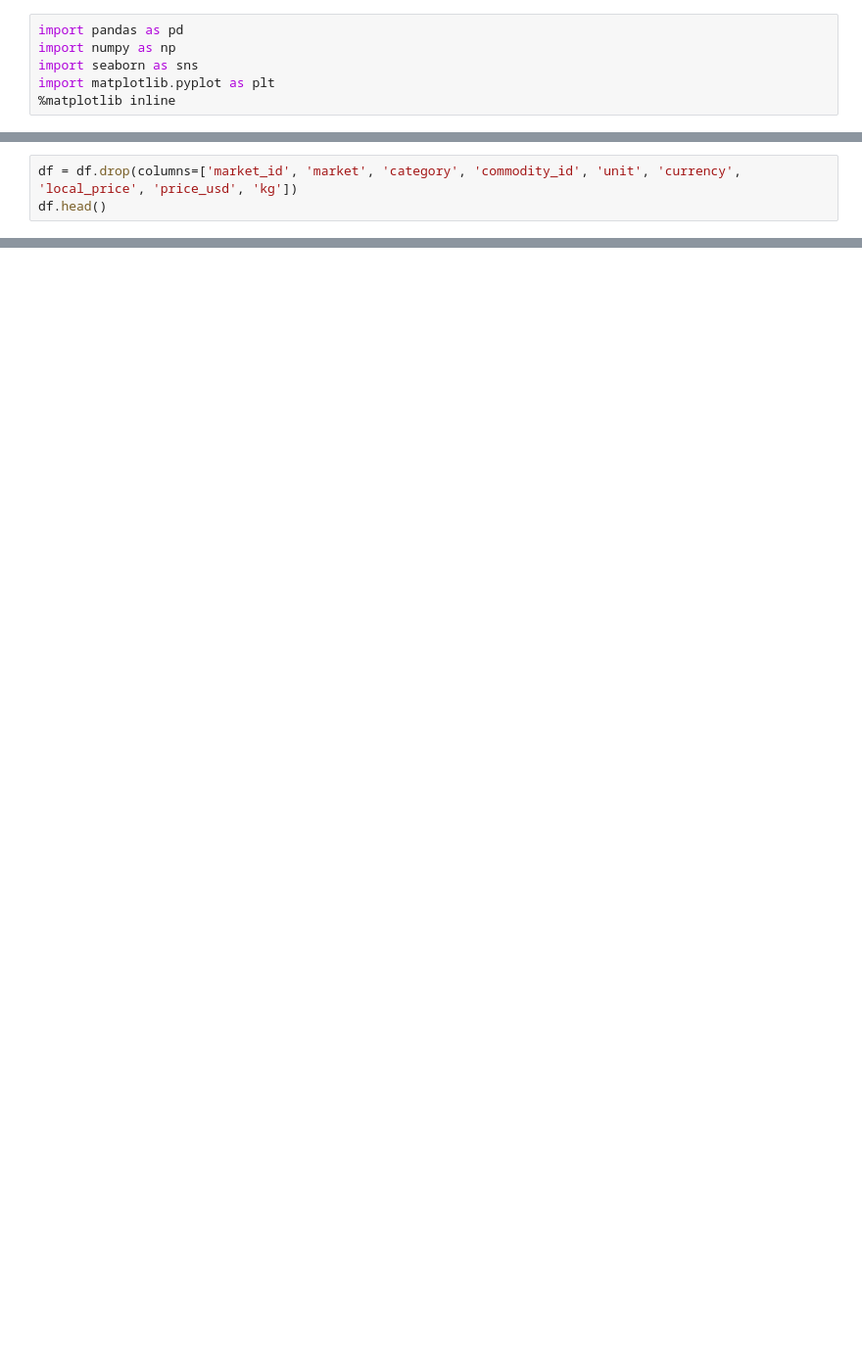
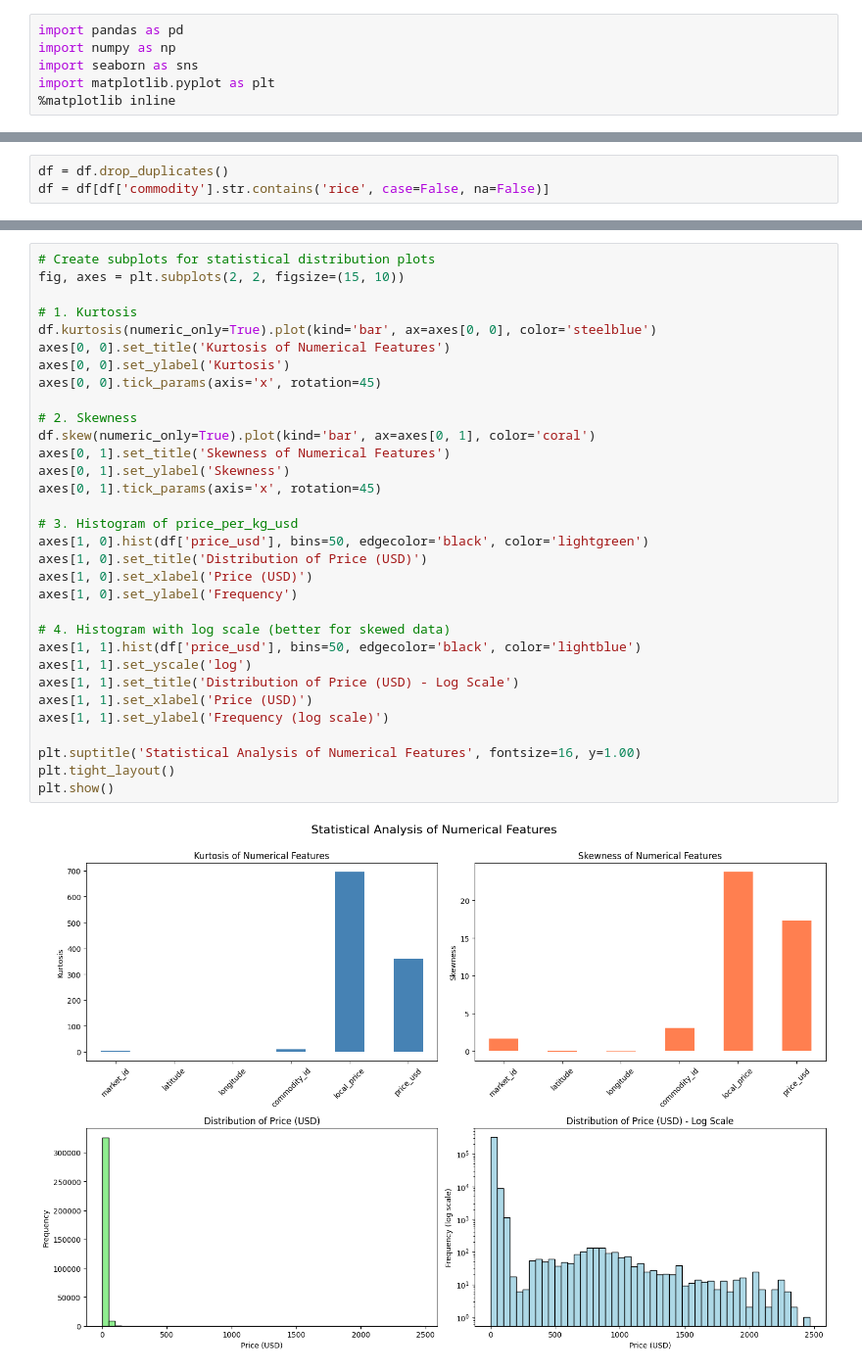
Before and after one commit to hudeyfajama/rpp, a Jupyter notebook: notebooks/eda.ipynb, the cells around one changed output, grey strips where cells are left out. Shown at 98% size. Drawn from its saved outputs; the diff is of its cells as text; blank space fills up the shorter version.

```diff
--- a/notebooks/eda.ipynb
+++ b/notebooks/eda.ipynb
@@ -19,3 +18,0 @@ df.head()
-# %%
-df = df.drop(columns=['market_id', 'market', 'category', 'commodity_id', 'unit', 'currency', 'local_price', 'price_usd', 'kg'])
-df.head()
@@ -1302,0 +19,3 @@ Model saved to /Users/hjama/ai-learning/rpp/models
+# %%
+df = df.drop_duplicates()
+df = df[df['commodity'].str.contains('rice', case=False, na=False)]
@@ -1302,0 +46,34 @@ Model saved to /Users/hjama/ai-learning/rpp/models
+# %%
+# Create subplots for statistical distribution plots
+fig, axes = plt.subplots(2, 2, figsize=(15, 10))
+
+# 1. Kurtosis
+df.kurtosis(numeric_only=True).plot(kind='bar', ax=axes[0, 0], color='steelblue')
+axes[0, 0].set_title('Kurtosis of Numerical Features')
+axes[0, 0].set_ylabel('Kurtosis')
+axes[0, 0].tick_params(axis='x', rotation=45)
+
+# 2. Skewness
+df.skew(numeric_only=True).plot(kind='bar', ax=axes[0, 1], color='coral')
+axes[0, 1].set_title('Skewness of Numerical Features')
+axes[0, 1].set_ylabel('Skewness')
+axes[0, 1].tick_params(axis='x', rotation=45)
+
+# 3. Histogram of price_per_kg_usd
+axes[1, 0].hist(df['price_usd'], bins=50, edgecolor='black', color='lightgreen')
+axes[1, 0].set_title('Distribution of Price (USD)')
+axes[1, 0].set_xlabel('Price (USD)')
+axes[1, 0].set_ylabel('Frequency')
+
+# 4. Histogram with log scale (better for skewed data)
+axes[1, 1].hist(df['price_usd'], bins=50, edgecolor='black', color='lightblue')
+axes[1, 1].set_yscale('log')
+axes[1, 1].set_title('Distribution of Price (USD) - Log Scale')
+axes[1, 1].set_xlabel('Price (USD)')
+axes[1, 1].set_ylabel('Frequency (log scale)')
+
+plt.suptitle('Statistical Analysis of Numerical Features', fontsize=16, y=1.00)
+plt.tight_layout()
+plt.show()
+# %% [output]
+[figure, added]
```
Also changed, not shown: parts of 22 cells of this notebook, 1 other file.
